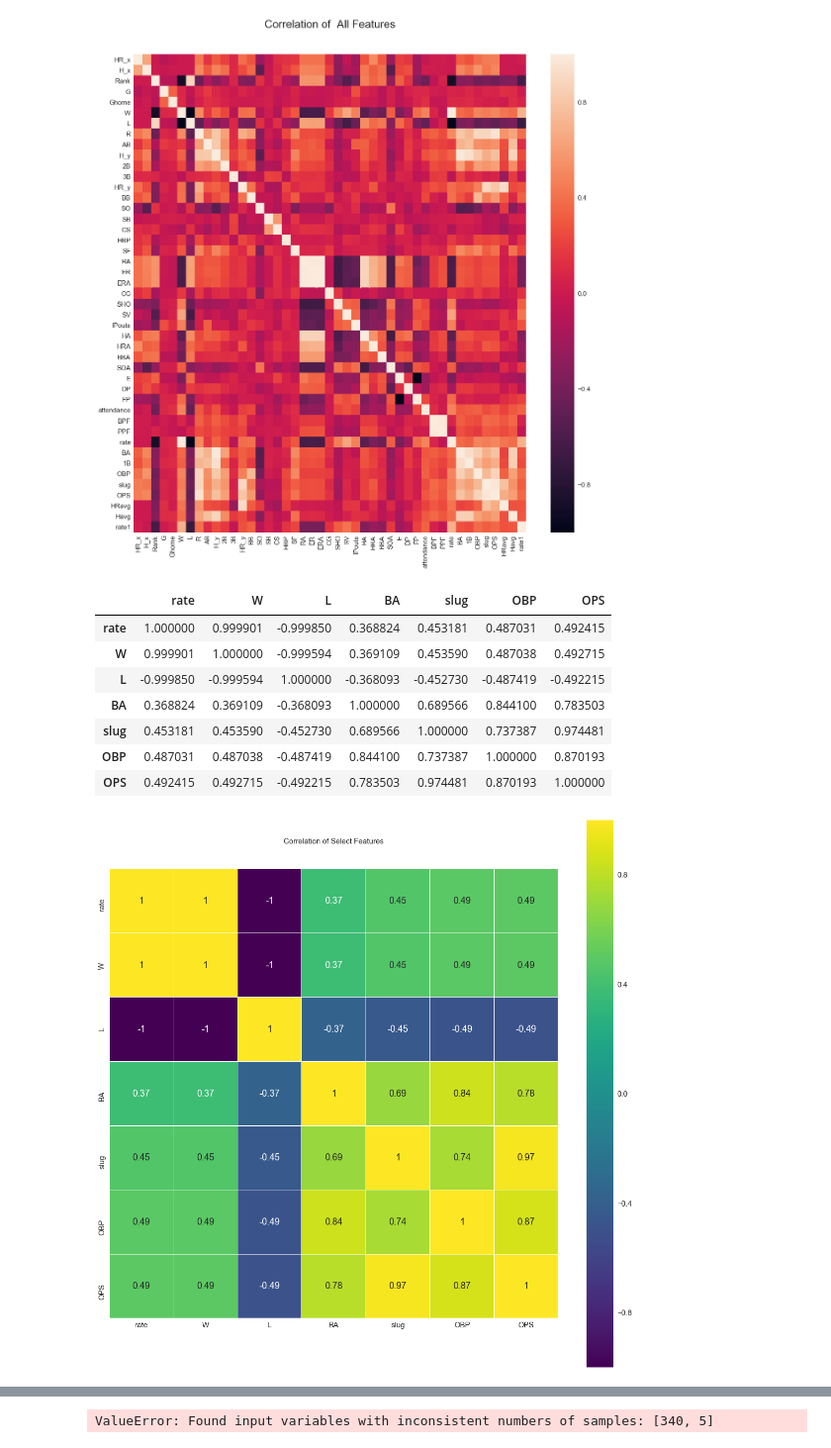
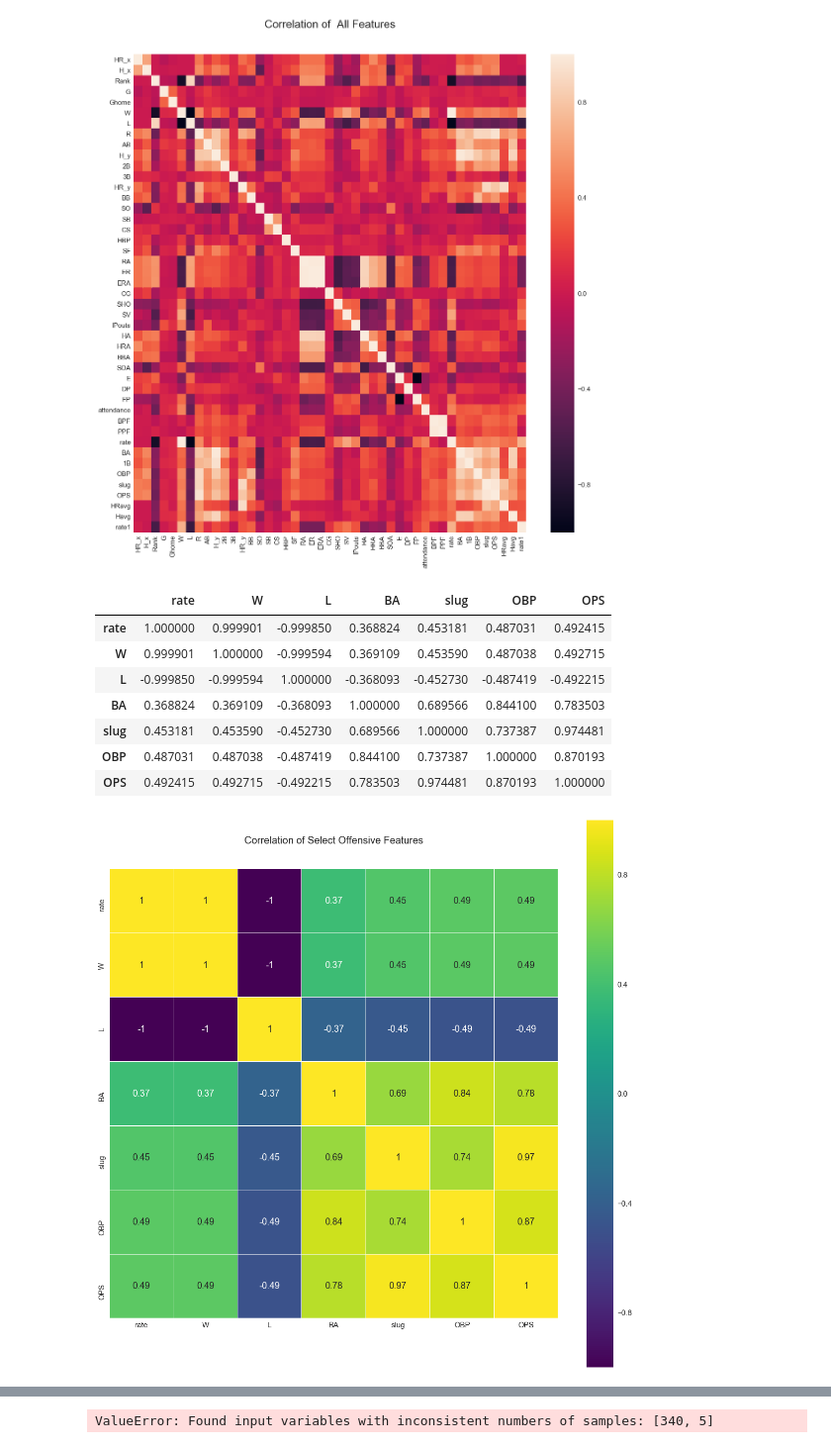
Before and after one commit to ezzanger/Supervised-Learning-Capstones, a Jupyter notebook: MLB Winning Optimization Machine.ipynb, the cells around one changed output, grey strips where cells are left out. Shown at 99% size. Drawn from its saved outputs; the diff is of its cells as text; code cells hidden in the pictures.

```diff
--- a/MLB Winning Optimization Machine.ipynb
+++ b/MLB Winning Optimization Machine.ipynb
@@ -508,20 +511,20 @@ Teamcorr = Team1[['rate','W','L','BA','slug','OBP','OPS']]
 # %%
 colormap = plt.cm.viridis
 plt.figure(figsize=(20,20))
-plt.title('Correlation of Select Features', y=1.05, size=15)
+plt.title('Correlation of Select Offensive Features', y=1.05, size=20)
 sns.heatmap(Teamcorr.astype(float).corr(),linewidths=0.1,vmax=1.0, square=True, cmap=colormap, linecolor='white', annot=True)
 
 Teamcorr.corr()
 # %% [output]
 |  | rate | W | L | BA | slug | OBP | OPS |
 | rate | 1.000000 | 0.999901 | -0.999850 | 0.368824 | 0.453181 | 0.487031 | 0.492415 |
 | W | 0.999901 | 1.000000 | -0.999594 | 0.369109 | 0.453590 | 0.487038 | 0.492715 |
 | L | -0.999850 | -0.999594 | 1.000000 | -0.368093 | -0.452730 | -0.487419 | -0.492215 |
 | BA | 0.368824 | 0.369109 | -0.368093 | 1.000000 | 0.689566 | 0.844100 | 0.783503 |
 | slug | 0.453181 | 0.453590 | -0.452730 | 0.689566 | 1.000000 | 0.737387 | 0.974481 |
 | OBP | 0.487031 | 0.487038 | -0.487419 | 0.844100 | 0.737387 | 1.000000 | 0.870193 |
 | OPS | 0.492415 | 0.492715 | -0.492215 | 0.783503 | 0.974481 | 0.870193 | 1.000000 |
-[figure, old version]
+[figure, new version]
 # %%
 #heatmap = pd.merge(Batting11, Fielding11, on ='playerID1')
 #heatmap.drop(['playerID1'], axis=1, inplace=True)
```
Also changed, not shown: parts of 37 cells of this notebook.
